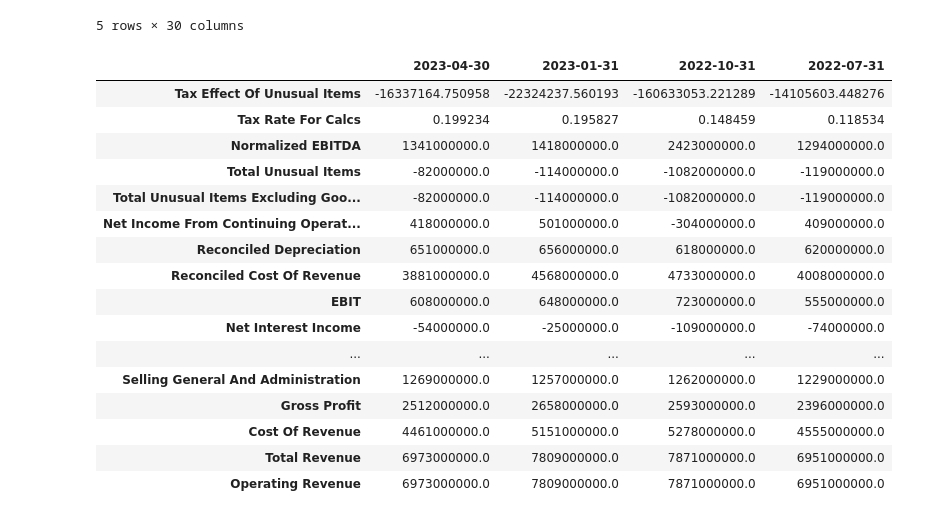
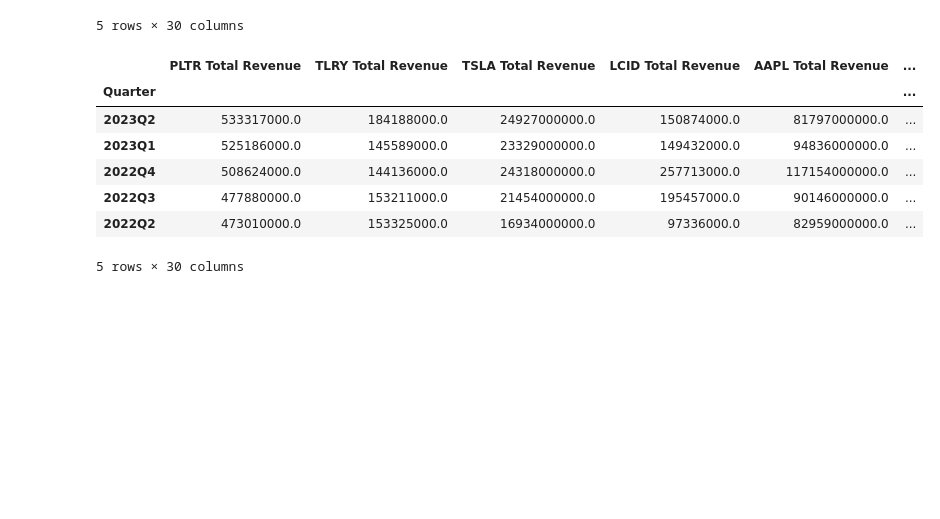
Before and after one commit to ReiannaLiu/project_1, a Jupyter notebook: data_exploration_clean.ipynb, the cells around one changed output. Saved outputs shown, nothing was run; the diff lists cells and outputs as text; code cells hidden in the pictures; blank space fills up the shorter version.

```diff
--- a/data_exploration.ipynb
+++ b/data_exploration_clean.ipynb
@@ -210,23 +201,20 @@ income_df.loc['2023-06-30', 'HPE Total Revenue'] = 6973000000.0
 income_df.loc['2023-03-31', 'HPE Total Revenue'] = 7809000000.0
 income_df.loc['2022-12-31', 'HPE Total Revenue'] = 7871000000.0
 income_df.loc['2022-09-30', 'HPE Total Revenue'] = 6951000000.0
+
+income_df.loc['2023-06-30', 'NVDA Total Revenue'] = 7192000000.0
+income_df.loc['2023-03-31', 'NVDA Total Revenue'] = 6051000000.0
+income_df.loc['2022-12-31', 'NVDA Total Revenue'] = 5931000000.0
+income_df.loc['2022-09-30', 'NVDA Total Revenue'] = 6704000000.0
-# %%
-yf.Ticker('HPE').quarterly_income_stmt
-# %% [output]
-|  | 2023-04-30 | 2023-01-31 | 2022-10-31 | 2022-07-31 |
-| Tax Effect Of Unusual Items | -16337164.750958 | -22324237.560193 | -160633053.221289 | -14105603.448276 |
-| Tax Rate For Calcs | 0.199234 | 0.195827 | 0.148459 | 0.118534 |
-| Normalized EBITDA | 1341000000.0 | 1418000000.0 | 2423000000.0 | 1294000000.0 |
-| Total Unusual Items | -82000000.0 | -114000000.0 | -1082000000.0 | -119000000.0 |
-| Total Unusual Items Excluding Goo... | -82000000.0 | -114000000.0 | -1082000000.0 | -119000000.0 |
-| Net Income From Continuing Operat... | 418000000.0 | 501000000.0 | -304000000.0 | 409000000.0 |
-| Reconciled Depreciation | 651000000.0 | 656000000.0 | 618000000.0 | 620000000.0 |
-| Reconciled Cost Of Revenue | 3881000000.0 | 4568000000.0 | 4733000000.0 | 4008000000.0 |
-| EBIT | 608000000.0 | 648000000.0 | 723000000.0 | 555000000.0 |
-| Net Interest Income | -54000000.0 | -25000000.0 | -109000000.0 | -74000000.0 |
-| ... | ... | ... | ... | ... |
-| Selling General And Administration | 1269000000.0 | 1257000000.0 | 1262000000.0 | 1229000000.0 |
-| Gross Profit | 2512000000.0 | 2658000000.0 | 2593000000.0 | 2396000000.0 |
-| Cost Of Revenue | 4461000000.0 | 5151000000.0 | 5278000000.0 | 4555000000.0 |
-| Total Revenue | 6973000000.0 | 7809000000.0 | 7871000000.0 | 6951000000.0 |
-| Operating Revenue | 6973000000.0 | 7809000000.0 | 7871000000.0 | 6951000000.0 |
+# %%
+income_df.rename({"2023-06-30": "2023Q2", "2023-03-31": "2023Q1", '2022-12-31': "2022Q4", '2022-09-30': "2022Q3", '2022-06-30': "2022Q2"}, axis=0, inplace=True)
+income_df.head()
+# %% [output]
+|  | PLTR Total Revenue | TLRY Total Revenue | TSLA Total Revenue | LCID Total Revenue | AAPL Total Revenue | ... |
+| Quarter |  |  |  |  |  | ... |
+| 2023Q2 | 533317000.0 | 184188000.0 | 24927000000.0 | 150874000.0 | 81797000000.0 | ... |
+| 2023Q1 | 525186000.0 | 145589000.0 | 23329000000.0 | 149432000.0 | 94836000000.0 | ... |
+| 2022Q4 | 508624000.0 | 144136000.0 | 24318000000.0 | 257713000.0 | 117154000000.0 | ... |
+| 2022Q3 | 477880000.0 | 153211000.0 | 21454000000.0 | 195457000.0 | 90146000000.0 | ... |
+| 2022Q2 | 473010000.0 | 153325000.0 | 16934000000.0 | 97336000.0 | 82959000000.0 | ... |
+5 rows × 30 columns
```
Also changed, not shown: parts of 8 cells of this notebook, 4 other files.
